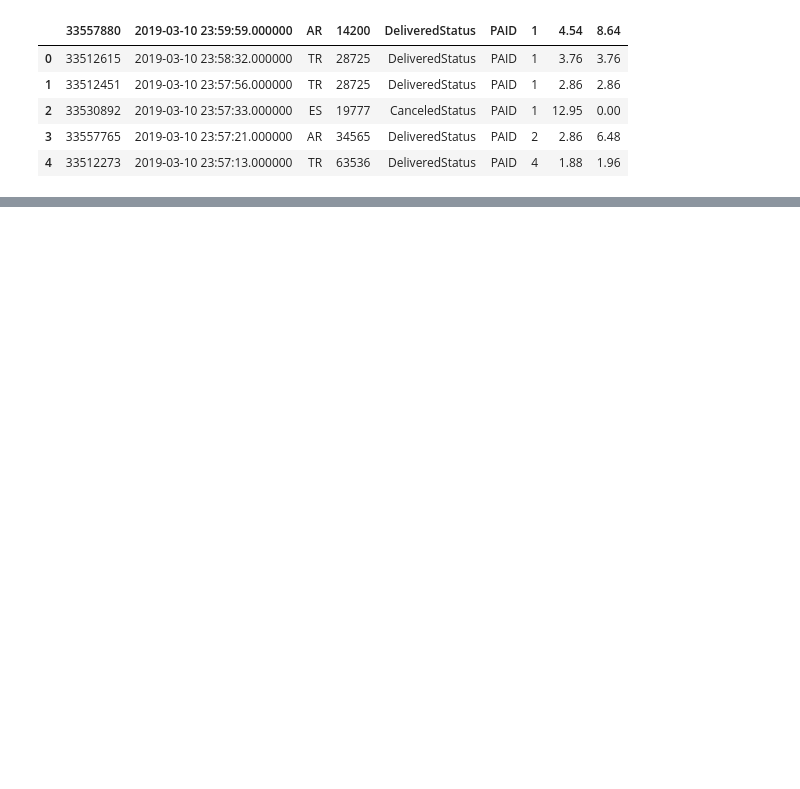
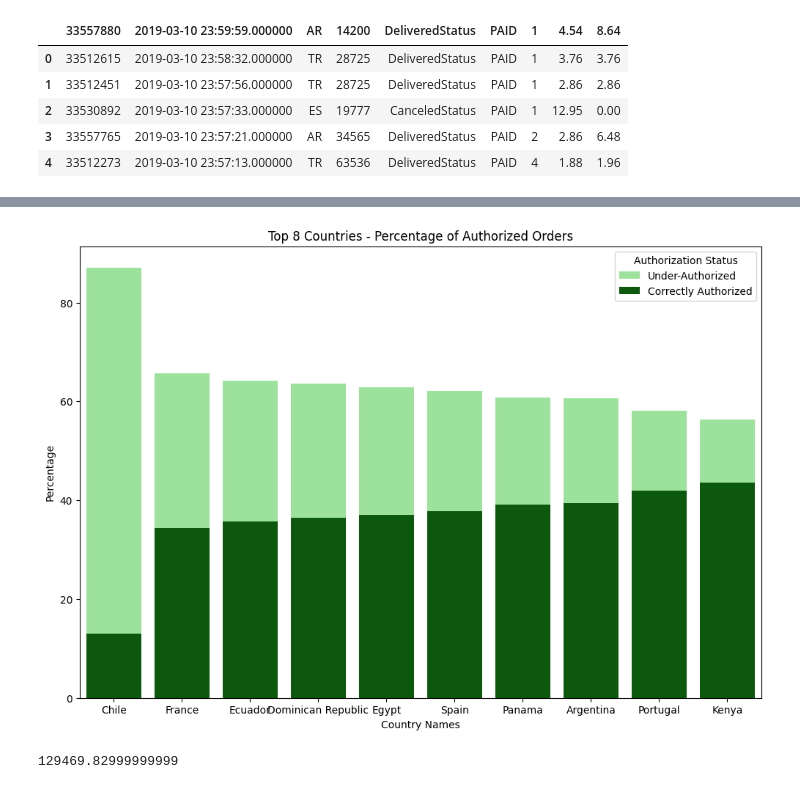
Before and after one commit to ToniDaCosta/ela, a Jupyter notebook: Toni.ipynb, the cells around one changed output, grey strips where cells are left out. Saved outputs shown, nothing was run; the diff lists cells and outputs as text; code cells hidden in the pictures; blank space fills up the shorter version.

```diff
--- a/Toni.ipynb
+++ b/Toni.ipynb
@@ -17,0 +45,3 @@ orders.head()
+# %%
+new_orders["authorized"] = new_orders.apply(lambda row: authorized_order(row["products_total"], row["purchase_total_price"]), axis=1)
+new_orders.head()
@@ -17,0 +55,6 @@ orders.head()
+# %%
+def incremental(products_total,purchase_total_price):
+    if (products_total*1.2) < purchase_total_price:
+        return 0
+    elif (products_total*1.2)>=purchase_total_price:
+        return 1
@@ -17,0 +136,23 @@ orders.head()
+# %%
+top_8_countries = sorted_country_authorization.head(10)
+plt.figure(figsize=(12, 8))
+sns.barplot(data=top_8_countries, x=top_8_countries.index, y='Under-Authorized', color='lightgreen', label='Under-Authorized')
+
+sns.barplot(data=top_8_countries, x=top_8_countries.index, y='Correctly Authorized', color='darkgreen', label='Correctly Authorized')
+
+plt.title("Top 8 Countries - Percentage of Authorized Orders")
+plt.xlabel("Country Names")
+plt.ylabel("Percentage")
+plt.legend(title="Authorization Status");
+# %% [output]
+[figure, added]
+# %%
+new_orders['remaining_amount'] = new_orders['purchase_total_price'] - new_orders['products_total']
+
+under_authorized_orders = new_orders[new_orders['authorized'] == 'Under-Authorized']
+
+remaining_amount = under_authorized_orders['remaining_amount'].sum()
+
+remaining_amount
+# %% [output]
+129469.82999999999
```
Also changed, not shown: parts of 19 cells of this notebook, 1 other file.
